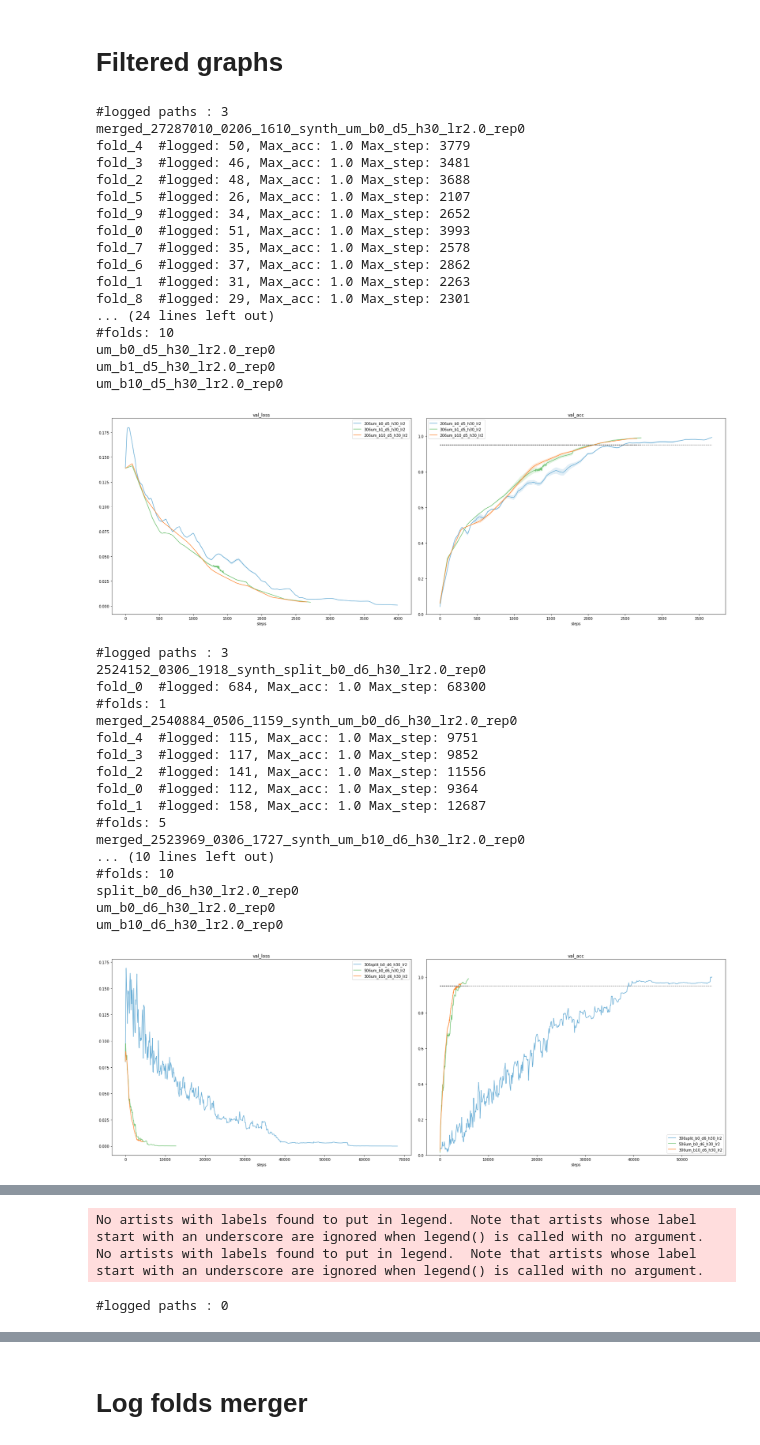
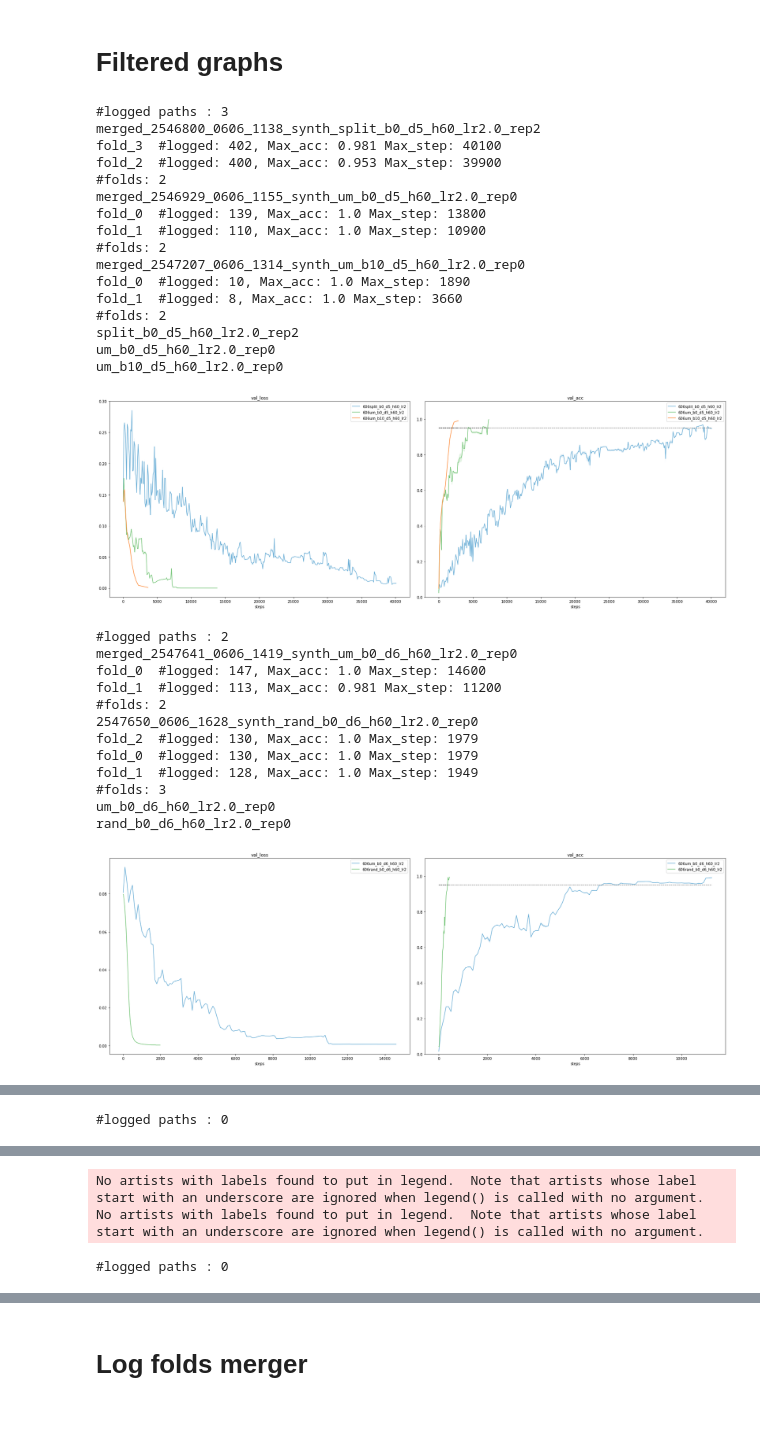
Before and after one commit to jeromel05/Ultrametric-benchmark-v2, a Jupyter notebook: notebooks/postprocessing_metrics.ipynb, the cells around one changed output, grey strips where cells are left out. Saved outputs shown, nothing was run; the diff lists cells and outputs as text; code cells hidden in the pictures; blank space fills up the shorter version.

Commit message:
tentative1 for shuffle split

```diff
--- a/notebooks/postprocessing_metrics.ipynb
+++ b/notebooks/postprocessing_metrics.ipynb
@@ -280,48 +280,42 @@ metrics_to_plot = ['val_loss', 'val_acc', 'val_step']
 # %%
 patts_to_search2 = ["um_b0_d5", "um_b0_d6", "um_b0_d7", "um_b0_d8", "um_b0_d9", "um_b0_d10",
                     "rand_b0_d5", "rand_b0_d6", "rand_b0_d7", "rand_b0_d8", "rand_b0_d9", "rand_b0_d10"]
 
 patt = ["um_b0_d5_h30", 'um_b1_d5_h30', 'um_b10_d5_h30', 'um_b100_d5_h30', 'um_b1000_d5_h30', 'd5_h30',
                     "um_b0_d6_h30", 'um_b1_d6_h30', 'um_b10_d6_h30', 'um_b100_d6_h30', 'um_b1000_d6_h30']
 
-patts_to_search2 = ['d5_h30_lr2','d6_h30_lr2', 'd7_h250_lr2', 'd8_h500_lr5', "d9_h500_lr5", "d10"]
+patts_to_search2 = ['d5_h60_lr2','d6_h60_lr2', 'd7_h250_lr2', 'd8_h500_lr5', "d9_h500_lr5", "d10"]
 #patts_to_search2 = ["d7_h250_lr2"]
 
 for patt in patts_to_search2: plot_runs_w_regex(patt, 0.082, MERGED_LOG_PATH, verbose=True, delete_dir=False)
 # %% [output]
 #logged paths : 3
-merged_27287010_0206_1610_synth_um_b0_d5_h30_lr2.0_rep0
-fold_4  #logged: 50, Max_acc: 1.0 Max_step: 3779
-fold_3  #logged: 46, Max_acc: 1.0 Max_step: 3481
-fold_2  #logged: 48, Max_acc: 1.0 Max_step: 3688
-fold_5  #logged: 26, Max_acc: 1.0 Max_step: 2107
-fold_9  #logged: 34, Max_acc: 1.0 Max_step: 2652
-fold_0  #logged: 51, Max_acc: 1.0 Max_step: 3993
-fold_7  #logged: 35, Max_acc: 1.0 Max_step: 2578
-fold_6  #logged: 37, Max_acc: 1.0 Max_step: 2862
-fold_1  #logged: 31, Max_acc: 1.0 Max_step: 2263
-fold_8  #logged: 29, Max_acc: 1.0 Max_step: 2301
-... (24 lines left out)
-#folds: 10
-um_b0_d5_h30_lr2.0_rep0
-um_b1_d5_h30_lr2.0_rep0
-um_b10_d5_h30_lr2.0_rep0
+merged_2546800_0606_1138_synth_split_b0_d5_h60_lr2.0_rep2
+fold_3  #logged: 402, Max_acc: 0.981 Max_step: 40100
+fold_2  #logged: 400, Max_acc: 0.953 Max_step: 39900
+#folds: 2
+merged_2546929_0606_1155_synth_um_b0_d5_h60_lr2.0_rep0
+fold_0  #logged: 139, Max_acc: 1.0 Max_step: 13800
+fold_1  #logged: 110, Max_acc: 1.0 Max_step: 10900
+#folds: 2
+merged_2547207_0606_1314_synth_um_b10_d5_h60_lr2.0_rep0
+fold_0  #logged: 10, Max_acc: 1.0 Max_step: 1890
+fold_1  #logged: 8, Max_acc: 1.0 Max_step: 3660
+#folds: 2
+split_b0_d5_h60_lr2.0_rep2
+um_b0_d5_h60_lr2.0_rep0
+um_b10_d5_h60_lr2.0_rep0
-[figure, old version]
+[figure, new version]
-#logged paths : 3
-2524152_0306_1918_synth_split_b0_d6_h30_lr2.0_rep0
-fold_0  #logged: 684, Max_acc: 1.0 Max_step: 68300
-#folds: 1
-merged_2540884_0506_1159_synth_um_b0_d6_h30_lr2.0_rep0
-fold_4  #logged: 115, Max_acc: 1.0 Max_step: 9751
-fold_3  #logged: 117, Max_acc: 1.0 Max_step: 9852
-fold_2  #logged: 141, Max_acc: 1.0 Max_step: 11556
-fold_0  #logged: 112, Max_acc: 1.0 Max_step: 9364
-fold_1  #logged: 158, Max_acc: 1.0 Max_step: 12687
-#folds: 5
-merged_2523969_0306_1727_synth_um_b10_d6_h30_lr2.0_rep0
-... (10 lines left out)
-#folds: 10
-split_b0_d6_h30_lr2.0_rep0
-um_b0_d6_h30_lr2.0_rep0
-um_b10_d6_h30_lr2.0_rep0
+#logged paths : 2
+merged_2547641_0606_1419_synth_um_b0_d6_h60_lr2.0_rep0
+fold_0  #logged: 147, Max_acc: 1.0 Max_step: 14600
+fold_1  #logged: 113, Max_acc: 0.981 Max_step: 11200
+#folds: 2
+2547650_0606_1628_synth_rand_b0_d6_h60_lr2.0_rep0
+fold_2  #logged: 130, Max_acc: 1.0 Max_step: 1979
+fold_0  #logged: 130, Max_acc: 1.0 Max_step: 1979
+fold_1  #logged: 128, Max_acc: 1.0 Max_step: 1949
+#folds: 3
+um_b0_d6_h60_lr2.0_rep0
+rand_b0_d6_h60_lr2.0_rep0
-[figure, old version]
+[figure, new version]
@@ -344,0 +324 @@ um_b1000_d7_h250_lr2.0_rep2
+#logged paths : 0
@@ -346,4 +326,4 @@ um_b1000_d7_h250_lr2.0_rep2
-No artists with labels found to put in legend.  Note that artists whose label start with an underscore are ignored when legend() is called with no argument.
-No artists with labels found to put in legend.  Note that artists whose label start with an underscore are ignored when legend() is called with no argument.
-#logged paths : 0
+No artists with labels found to put in legend.  Note that artists whose label start with an underscore are ignored when legend() is called with no argument.
+No artists with labels found to put in legend.  Note that artists whose label start with an underscore are ignored when legend() is called with no argument.
+#logged paths : 0
 [figure]
```
Also changed, not shown: parts of 3 cells of this notebook, 6 other files.
